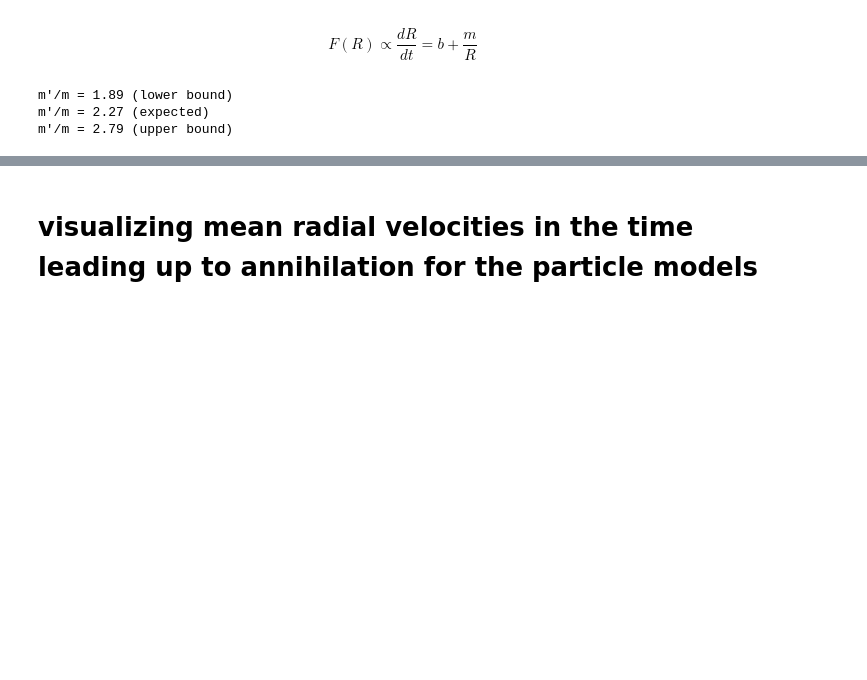
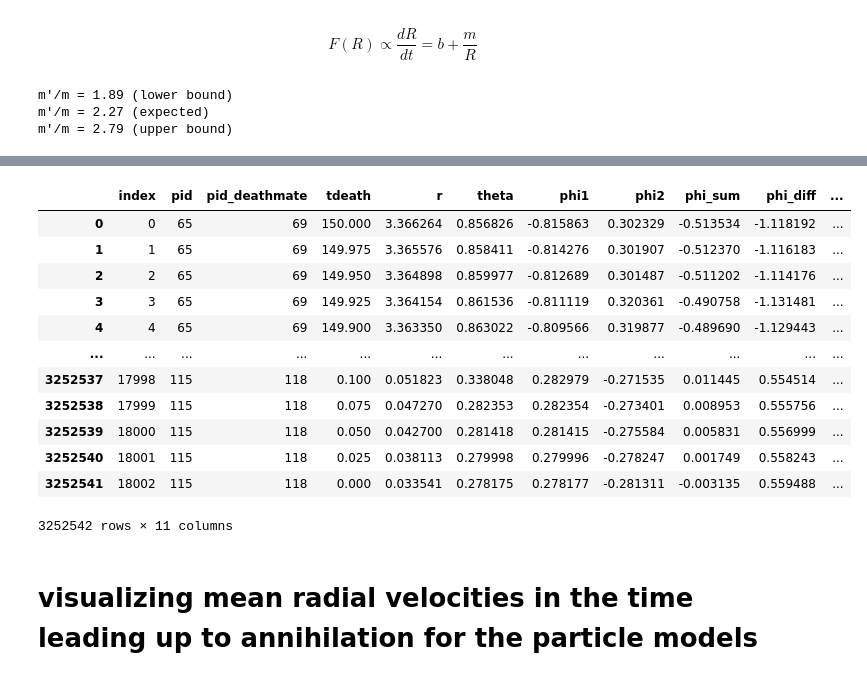
Before and after one commit to timtyree/care, a Jupyter notebook: notebooks/Measuring Average Forces between Spiral Tips.ipynb, the cells around one changed output, grey strips where cells are left out. Saved outputs shown, nothing was run; the diff lists cells and outputs as text; code cells hidden in the pictures; blank space fills up the shorter version.

```diff
--- a/notebooks/Measuring Average Forces between Spiral Tips.ipynb
+++ b/notebooks/Measuring Average Forces between Spiral Tips.ipynb
@@ -304,0 +361,25 @@ m'/m = 2.79 (upper bound)
+# %%
+# df[df.event_id.isnull()]
+#merge all csv files into one big-ol' csv file
+#save_fn=f'annihilations_minr_{min_range}_mindur_{min_duration}.csv'
+save_fn=kwargs['folder_out_name']+'.csv'
+file_out=os.path.join(os.path.dirname(os.path.dirname(list_of_files[0])),save_fn)
+reval=produce_one_csv(list_of_files, file_out)#, encoding="utf-8")
+print('results saved in:')
+print(file_out)
+
+compute_event_id(df,input_fn)
+# %% [output]
+|  | index | pid | pid_deathmate | tdeath | r | theta | phi1 | phi2 | phi_sum | phi_diff | ... |
+| 0 | 0 | 65 | 69 | 150.000 | 3.366264 | 0.856826 | -0.815863 | 0.302329 | -0.513534 | -1.118192 | ... |
+| 1 | 1 | 65 | 69 | 149.975 | 3.365576 | 0.858411 | -0.814276 | 0.301907 | -0.512370 | -1.116183 | ... |
+| 2 | 2 | 65 | 69 | 149.950 | 3.364898 | 0.859977 | -0.812689 | 0.301487 | -0.511202 | -1.114176 | ... |
+| 3 | 3 | 65 | 69 | 149.925 | 3.364154 | 0.861536 | -0.811119 | 0.320361 | -0.490758 | -1.131481 | ... |
+| 4 | 4 | 65 | 69 | 149.900 | 3.363350 | 0.863022 | -0.809566 | 0.319877 | -0.489690 | -1.129443 | ... |
+| ... | ... | ... | ... | ... | ... | ... | ... | ... | ... | ... | ... |
+| 3252537 | 17998 | 115 | 118 | 0.100 | 0.051823 | 0.338048 | 0.282979 | -0.271535 | 0.011445 | 0.554514 | ... |
+| 3252538 | 17999 | 115 | 118 | 0.075 | 0.047270 | 0.282353 | 0.282354 | -0.273401 | 0.008953 | 0.555756 | ... |
+| 3252539 | 18000 | 115 | 118 | 0.050 | 0.042700 | 0.281418 | 0.281415 | -0.275584 | 0.005831 | 0.556999 | ... |
+| 3252540 | 18001 | 115 | 118 | 0.025 | 0.038113 | 0.279998 | 0.279996 | -0.278247 | 0.001749 | 0.558243 | ... |
+| 3252541 | 18002 | 115 | 118 | 0.000 | 0.033541 | 0.278175 | 0.278177 | -0.281311 | -0.003135 | 0.559488 | ... |
+3252542 rows × 11 columns
```
Also changed, not shown: parts of 6 cells of this notebook, 2 other files.
